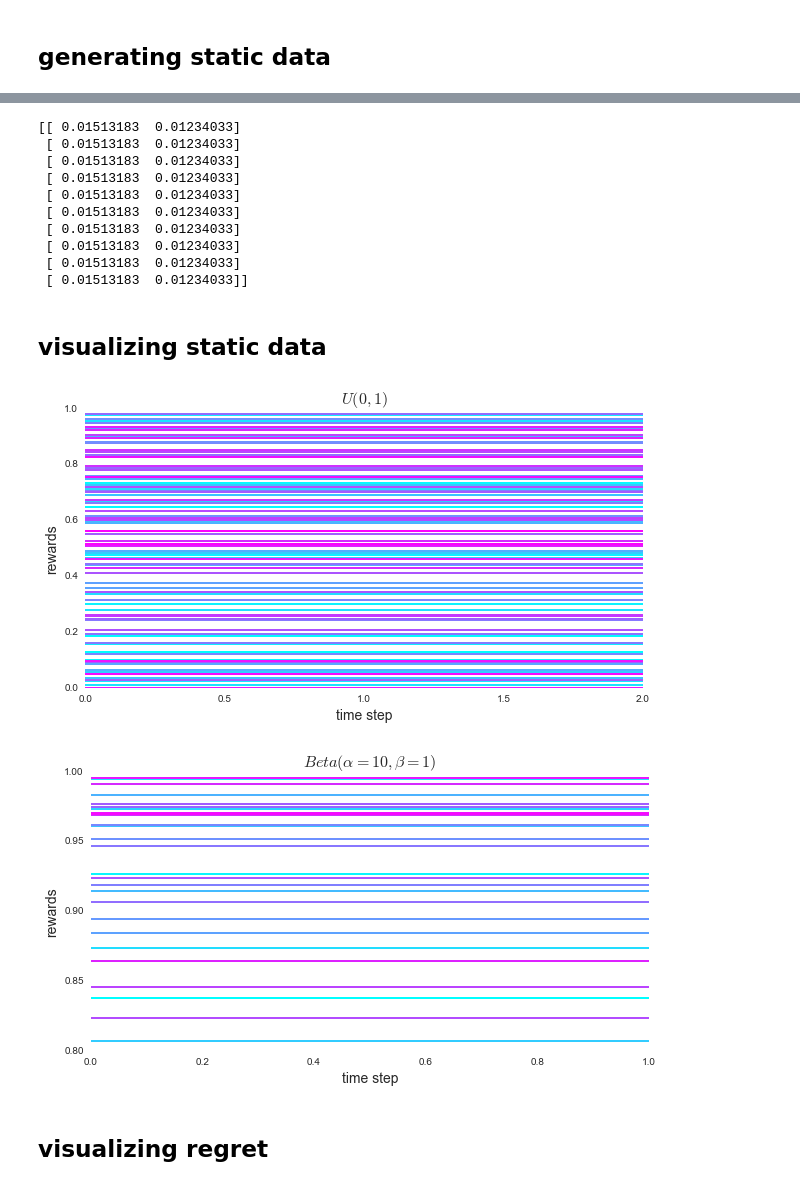
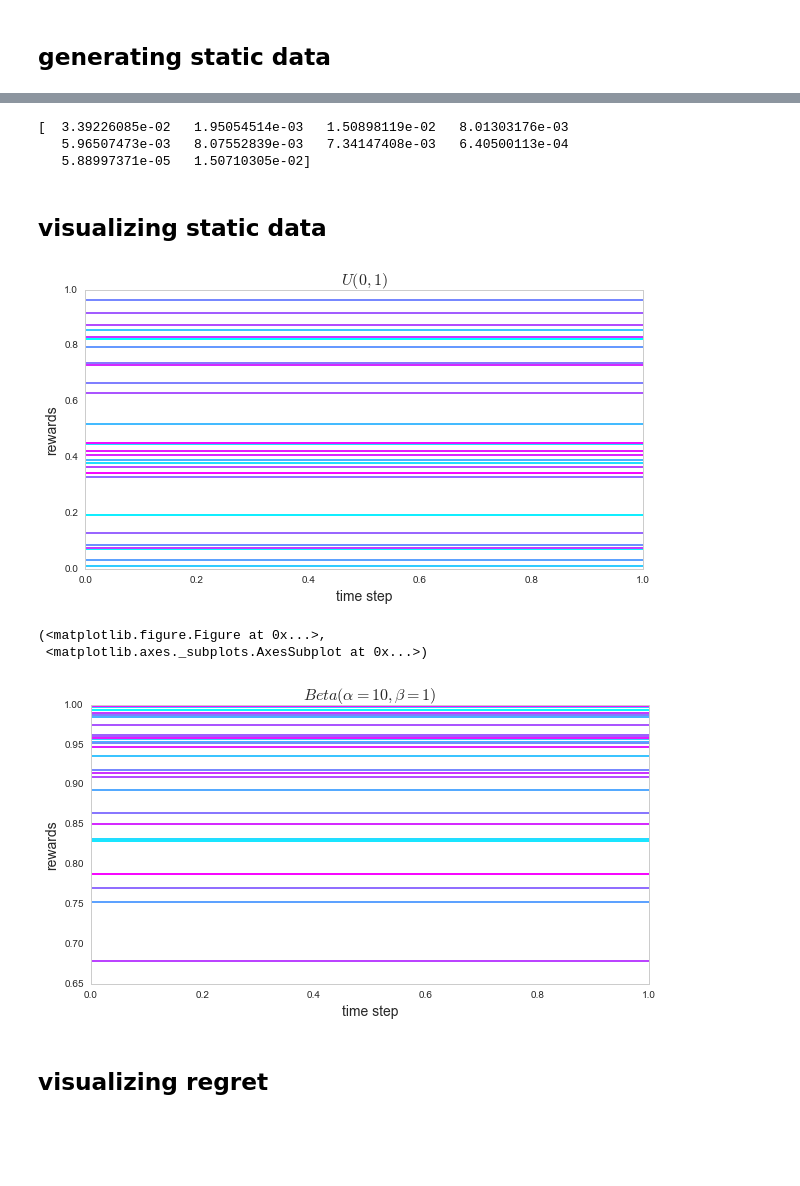
Before and after one commit to DistrictDataLabs/content-optimization, a Jupyter notebook: bandits_static2.ipynb, the cells around one changed output, grey strips where cells are left out. Drawn from its saved outputs; the diff is of its cells as text; code cells hidden in the pictures; blank space fills up the shorter version.

```diff
--- a/bandits_static2.ipynb
+++ b/bandits_static2.ipynb
@@ -297,12 +17,9 @@ IndentationError: unindent does not match any outer indentation level (<ipython-
 # %% [markdown]
 ## generating static data
 # %%
-def gen_static_uniform(k = 2, T = 10):
-    temp = np.random.rand(k)
-    rewards = np.zeros((T, k))
-    for t in range(T):
-        rewards[t] += temp
-    return rewards
-#print gen_static_uniform()
-print(gen_static_uniform())
+def gen_static_uniform(k = 2):
+    return np.random.rand(k)
+
+#print gen_static_uniform(10)
+print(gen_static_uniform(10))
 # %% [output]
@@ -319,29 +28,20 @@ print(gen_static_uniform())
 # %%
-def gen_static_beta(k = 2, T = 10, a = 1, b = 100):
-    temp = np.random.beta(a, b, k)
-    rewards = np.zeros((T, k))
-    for t in range(T):
-        rewards[t] += temp
-    return rewards
-#print gen_static_beta()
-print(gen_static_beta())
+def gen_static_beta(k = 2, a = 1, b = 100):
+    return np.random.beta(a, b, k)
+
+#print gen_static_beta(10)
+print(gen_static_beta(10))
 # %% [output]
-[[ 0.01513183  0.01234033]
- [ 0.01513183  0.01234033]
- [ 0.01513183  0.01234033]
- [ 0.01513183  0.01234033]
- [ 0.01513183  0.01234033]
- [ 0.01513183  0.01234033]
- [ 0.01513183  0.01234033]
- [ 0.01513183  0.01234033]
- [ 0.01513183  0.01234033]
- [ 0.01513183  0.01234033]]
+[  3.39226085e-02   1.95054514e-03   1.50898119e-02   8.01303176e-03
+   5.96507473e-03   8.07552839e-03   7.34147408e-03   6.40500113e-04
+   5.88997371e-05   1.50710305e-02]
 # %% [markdown]
 ## visualizing static data
 # %%
 def plot_static(actual, title='uniform',
+                x_range = range(2),
                figsize = (10,5),
-               colormap = plt.cm.cool,
+               colormap = None,
                axis = None):
     if not axis:
         fig, ax = plt.subplots(figsize=figsize)
@@ -352,30 +52,34 @@ def plot_static(actual, title='uniform',
     ax.set_ylabel('rewards', fontsize=14)
     ax.grid('off')
     ax.set_axis_bgcolor('white')
-    xs = range(actual.shape[0])
-    k = actual.shape[1]
-    #labels = []
+    k = actual.shape[0]
     for i in range(k):
-        color = colormap(float(i)/k)
-        ax.plot(xs, actual[:,i].tolist(),
+        if colormap:
+            color = colormap(float(i)/k)
+        else:
+            color = 'k'
+        ax.plot(x_range, [actual[i]]*len(x_range),
                 c=color, alpha=1.0,
                 label=str(i)+' actual', linewidth=2)
+    #return fig, ax
     #ax.get_xaxis().set_visible(False)
     #ax.get_yaxis().set_visible(False)
     #return labels
 # %%
-k = 100
-actual = gen_static_uniform(k, 3)
-plot_static(actual, r'$ U(0,1)$')
+k = 30
+actual = gen_static_uniform(k)
+plot_static(actual, title=r'$ U(0,1)$', colormap=plt.cm.cool)
 # %% [output]
-[figure, old version]
+[figure, new version]
 # %%
 a, b = 10, 1
 k = 30
-actual = gen_static_beta(k=k, T=2, a=a, b=b)
-plot_static(actual, r'$ Beta(\alpha='+str(a)+r',\beta='+str(b)+')$')
+actual = gen_static_beta(k=k, a=a, b=b)
+plot_static(actual, title=r'$ Beta(\alpha='+str(a)+r',\beta='+str(b)+')$', colormap=plt.cm.cool)
 # %% [output]
+(<matplotlib.figure.Figure at 0x...>,
+ <matplotlib.axes._subplots.AxesSubplot at 0x...>)
-[figure, old version]
+[figure, new version]
 # %% [markdown]
 ## visualizing regret
 # %%
```
Also changed, not shown: parts of 17 cells of this notebook, 3 other files.
